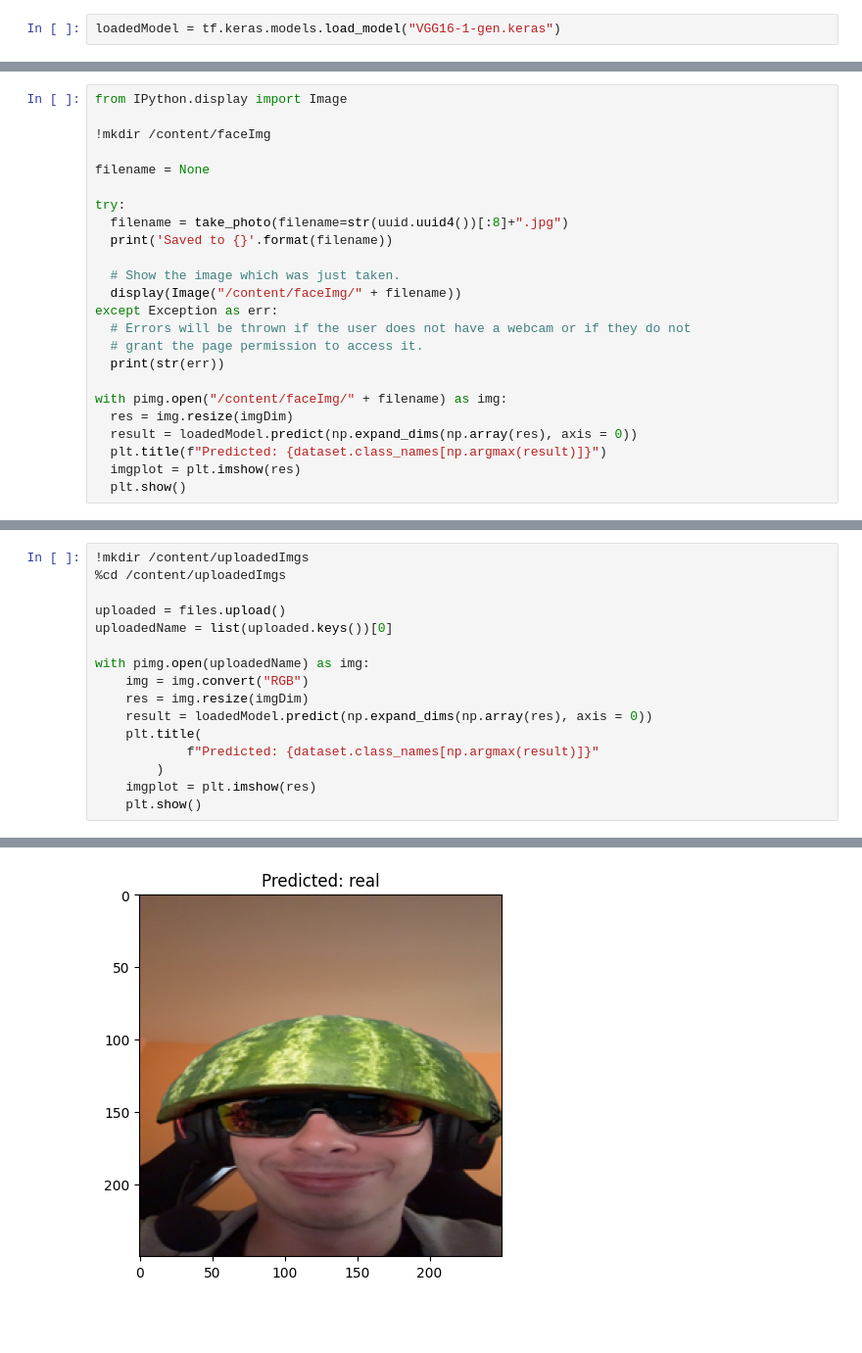
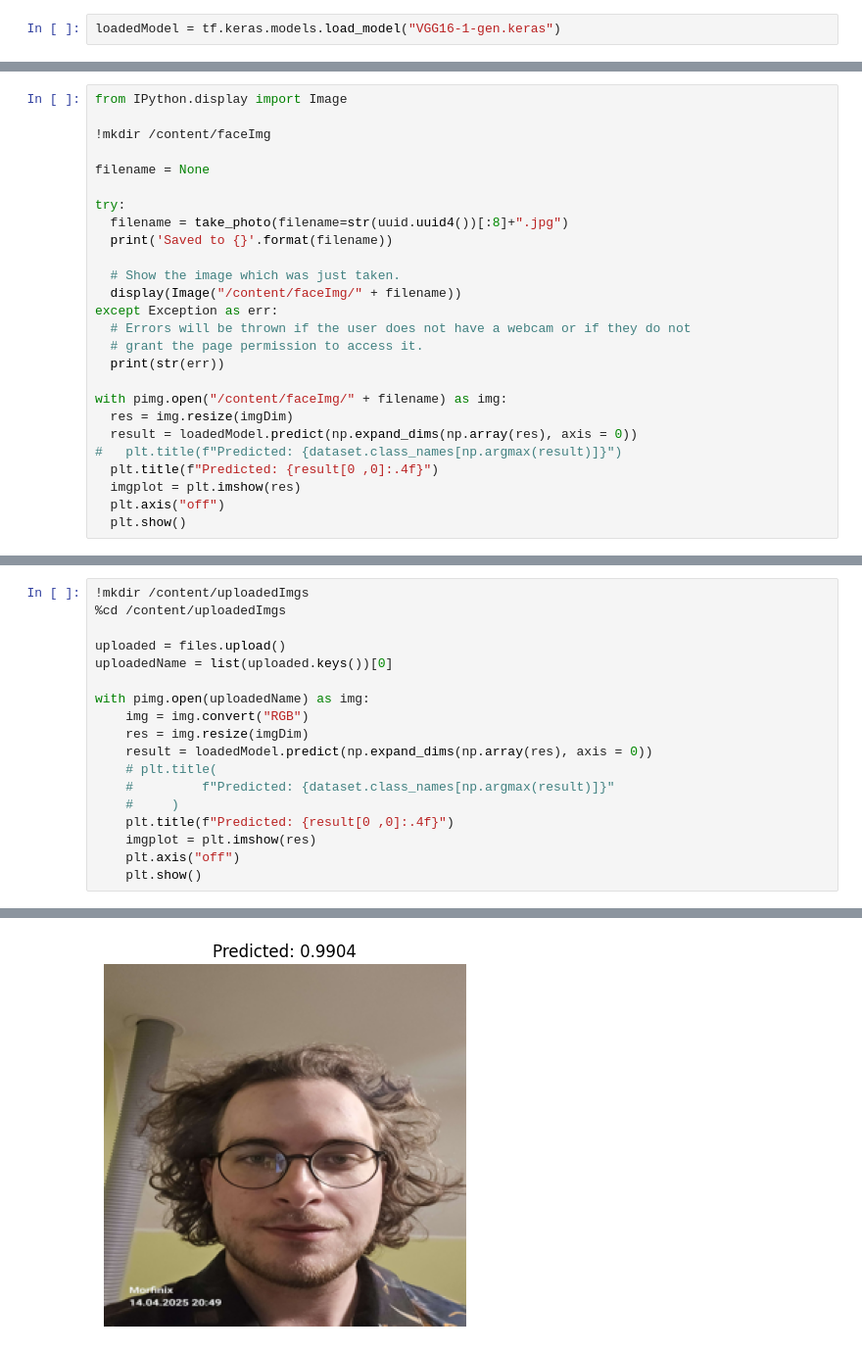
Before and after one commit to Morfinic/PWR_1_st.2_UM, a Jupyter notebook: P2_Face_Detect.ipynb, the cells around one changed output, grey strips where cells are left out. Shown at 98% size. Cells and saved outputs as stored; diff of their text form; blank space fills up the shorter version.

```diff
--- a/P2_Face_Detect.ipynb
+++ b/P2_Face_Detect.ipynb
@@ -324,8 +327,10 @@ except Exception as err:
 with pimg.open("/content/faceImg/" + filename) as img:
   res = img.resize(imgDim)
   result = loadedModel.predict(np.expand_dims(np.array(res), axis = 0))
-  plt.title(f"Predicted: {dataset.class_names[np.argmax(result)]}")
+#   plt.title(f"Predicted: {dataset.class_names[np.argmax(result)]}")
+  plt.title(f"Predicted: {result[0 ,0]:.4f}")
   imgplot = plt.imshow(res)
+  plt.axis("off")
   plt.show()
 # %% [output]
 mkdir: cannot create directory ‘/content/faceImg’: File exists
@@ -345,9 +350,11 @@ with pimg.open(uploadedName) as img:
     img = img.convert("RGB")
     res = img.resize(imgDim)
     result = loadedModel.predict(np.expand_dims(np.array(res), axis = 0))
-    plt.title(
-            f"Predicted: {dataset.class_names[np.argmax(result)]}"
-        )
+    # plt.title(
+    #         f"Predicted: {dataset.class_names[np.argmax(result)]}"
+    #     )
+    plt.title(f"Predicted: {result[0 ,0]:.4f}")
     imgplot = plt.imshow(res)
+    plt.axis("off")
     plt.show()
 # %% [output]
@@ -358 +366 @@ Saving image.jpg to image.jpg
-[figure, old version]
+[figure, new version]
```
Also changed, not shown: parts of 7 cells of this notebook.
